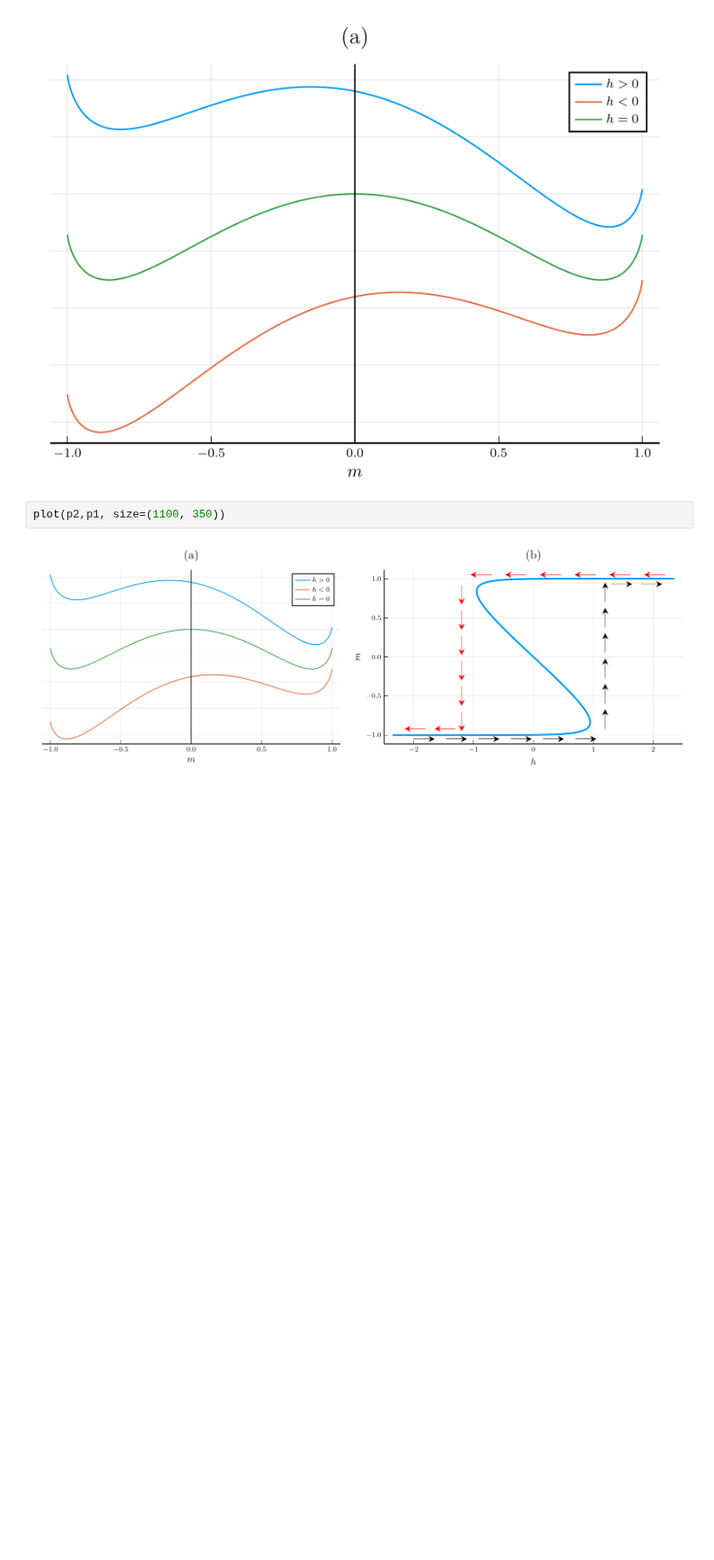
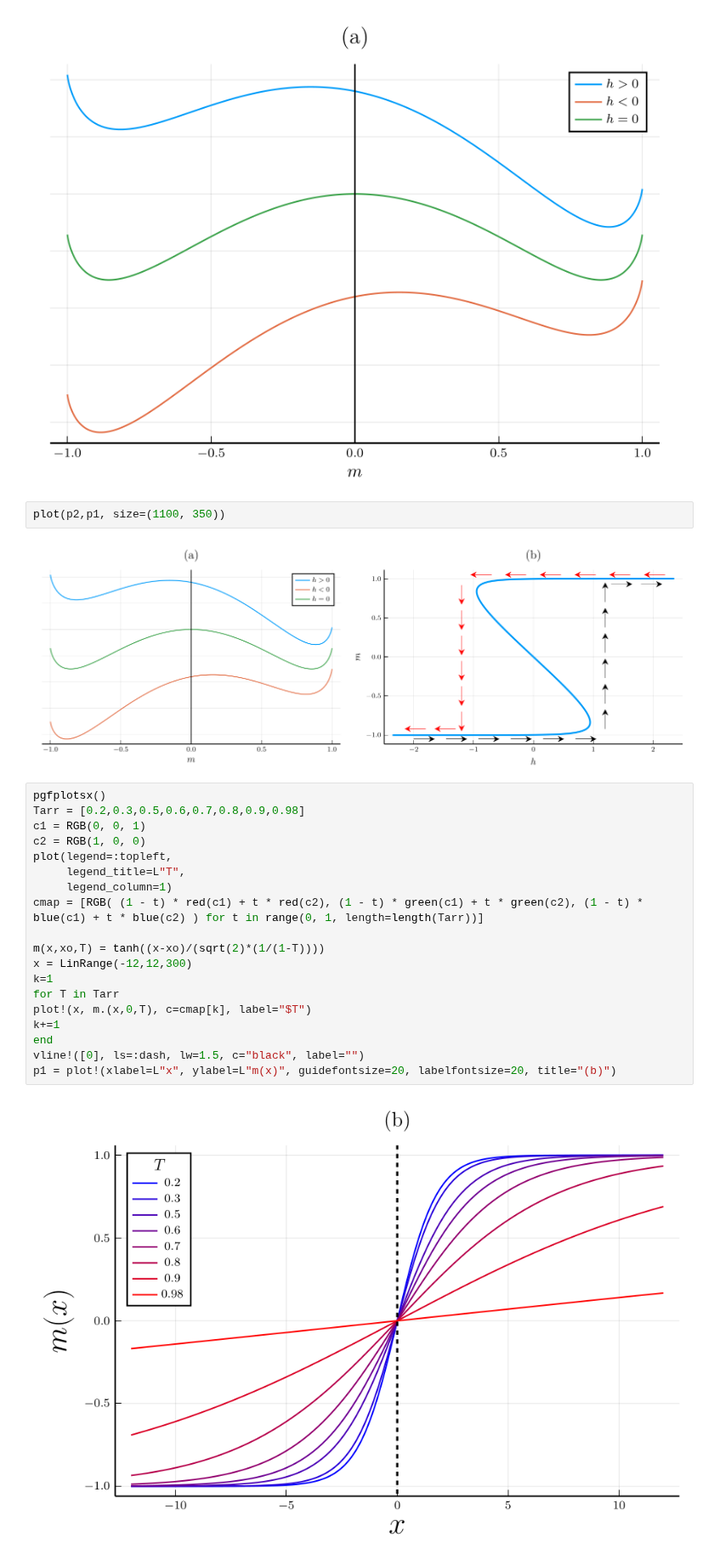
Before and after one commit to LoneWolf1304/Notes, a Jupyter notebook: AdvStatMech/codes/some_plots.ipynb, the cells around one changed output. Shown at 85% size. Drawn from its saved outputs; the diff is of its cells as text; blank space fills up the shorter version.

```diff
--- a/AdvStatMech/codes/some_plots.ipynb
+++ b/AdvStatMech/codes/some_plots.ipynb
@@ -270,3 +270,24 @@ p2 = vline!([0], c="black", lw=0.9, label="")
 plot(p2,p1, size=(1100, 350))
 # %% [output]
 [figure]
+# %%
+pgfplotsx()
+Tarr = [0.2,0.3,0.5,0.6,0.7,0.8,0.9,0.98]
+c1 = RGB(0, 0, 1)
+c2 = RGB(1, 0, 0)
+plot(legend=:topleft,
+     legend_title=L"T",
+     legend_column=1)
+cmap = [RGB( (1 - t) * red(c1) + t * red(c2), (1 - t) * green(c1) + t * green(c2), (1 - t) * blue(c1) + t * blue(c2) ) for t in range(0, 1, length=length(Tarr))]
+
+m(x,xo,T) = tanh((x-xo)/(sqrt(2)*(1/(1-T))))
+x = LinRange(-12,12,300)
+k=1
+for T in Tarr
+plot!(x, m.(x,0,T), c=cmap[k], label="$T")
+k+=1
+end
+vline!([0], ls=:dash, lw=1.5, c="black", label="")
+p1 = plot!(xlabel=L"x", ylabel=L"m(x)", guidefontsize=20, labelfontsize=20, title="(b)")
+# %% [output]
+[figure, added]
```
Also changed, not shown: parts of 7 cells of this notebook, 10 other files.
